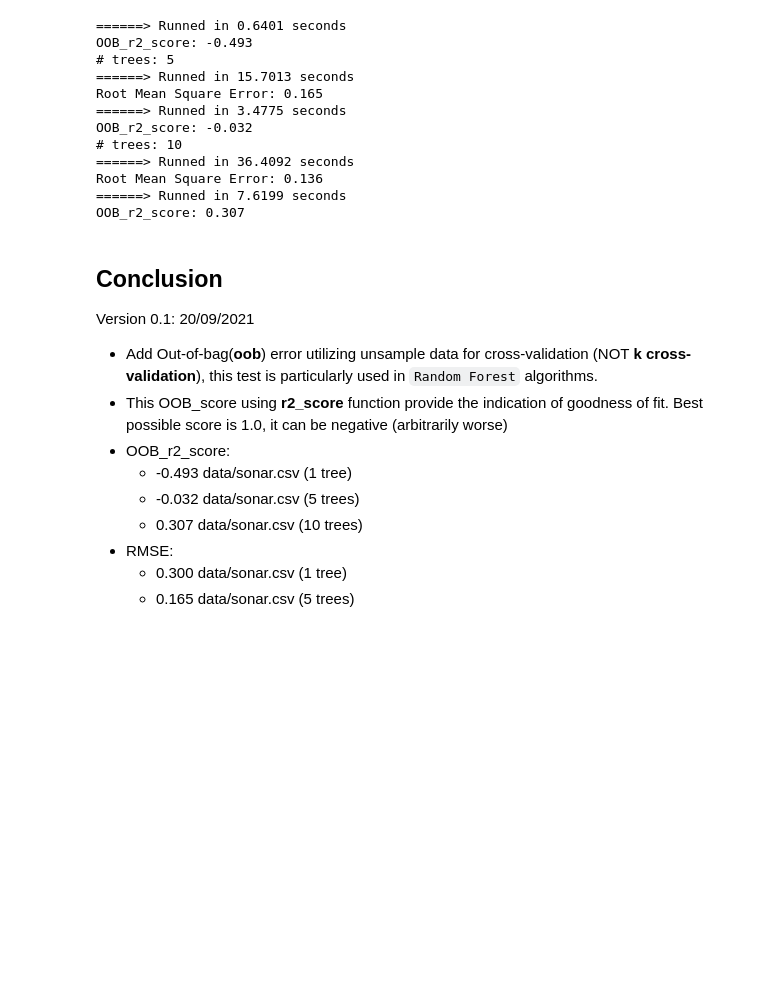
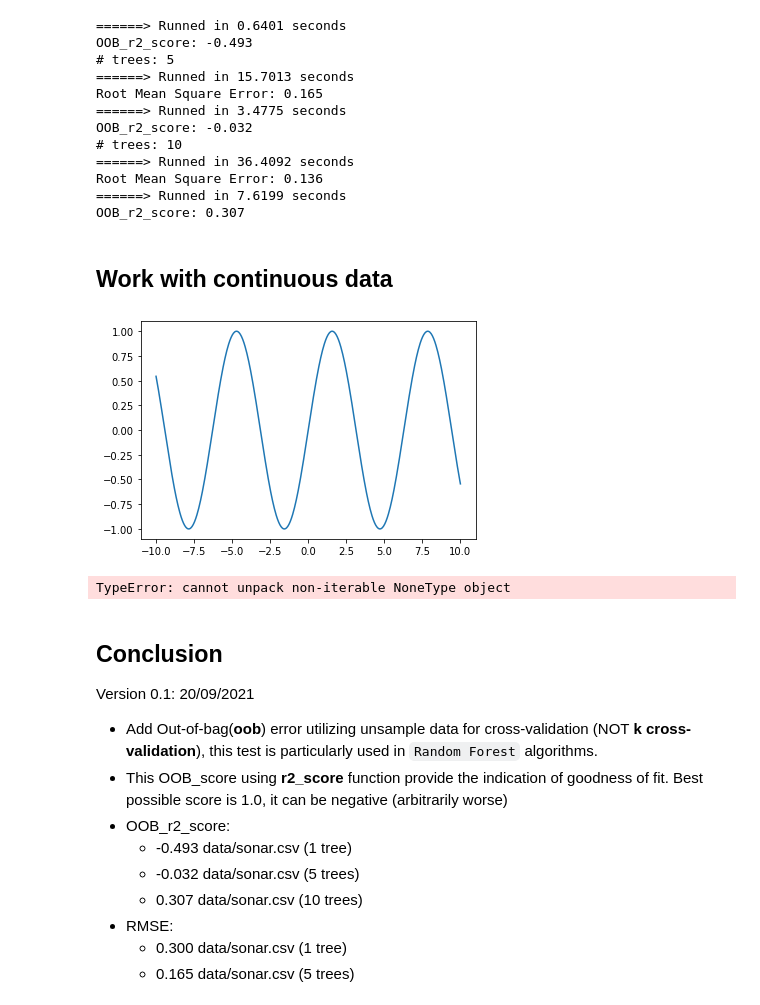
Before and after one commit to Pronton2001/ML_from_scratch.github.io, a Jupyter notebook: random_forest_regressor.ipynb, the cells around one changed output. Saved outputs shown, nothing was run; the diff lists cells and outputs as text; code cells hidden in the pictures; blank space fills up the shorter version.

```diff
--- a/random_forest_regressor.ipynb
+++ b/random_forest_regressor.ipynb
@@ -410,3 +410,5 @@ OOB_r2_score: -0.032
 Root Mean Square Error: 0.136
 ======> Runned in 7.6199 seconds
 OOB_r2_score: 0.307
+# %% [markdown]
+## Work with continuous data
@@ -413,3 +429,60 @@ OOB_r2_score: 0.307
+# %%
+def get_data():
+    x = np.linspace(-10,10,500)
+    y = np.sin(x)
+    return x, y
+
+X,y = get_data()
+
+plt.plot(X,y);
+# %% [output]
+[figure, added]
+# %%
+n_trees = 5
+n_folds = 5
+max_depth = 20  # maximum depth of tree
+min_size = 2  # minimum size of 1 group
+n_features = round(sqrt(len(dataset[0]) - 1))
+
+# Draw the predictions on the real data
+x_train, x_test, y_train, y_test = train_test_split_manual(X,y,test_size=0.3)
+sample_size = len(x_train)
+# predictions = decision_tree_regressor(list(zip(x_train, y_train)), \
+#                                       list(zip(x_test, y_test)), max_depth, min_size, criteria='mae')
+predictions = random_forest_regressor(list(zip(x_train, y_train)),list(zip(x_test, y_test)),
+                                      max_depth, min_size, n_features, n_trees, sample_size, criteria='mae')
+# def random_forest_regressor(train_set, test_set, max_depth, min_size, n_features, n_trees, sample_size, criteria):
+plt.scatter(x_test,predictions,c='r', marker='^')
+plt.plot(X,y);
+
+# # evaluate algorithm
+# scores = evaluate_algorithm(
+#     list(zip(X,y)), decision_tree_regressor, n_folds, max_depth, min_size, 'std')
+# print('Scores: %s' % scores)
+# print('Root Mean Square Error: %.3f' % (sum(scores)/float(len(scores))))
+
+
+# n_trees = [1, 5, 10]
+# n_features = round(sqrt(len(dataset[0]) - 1))
+# sample_size = len(dataset)
+# dataset = list(zip(X,y))
+# for n_tree in n_trees:
+#     print('# trees: %s' % n_tree)
+#     tic = time.perf_counter()
+#     scores = evaluate_algorithm(dataset, random_forest_regressor, n_folds, max_depth,
+#                                 min_size, n_features, n_tree, sample_size, 'std')
+#     toc = time.perf_counter()
+#     print(f"======> Runned in {toc - tic:0.4f} seconds")
+
+#     print('Root Mean Square Error: %.3f' % (sum(scores)/float(len(scores))))
+#     tic = time.perf_counter()
+#     oob_score = oob_classifier_r2_score(dataset, max_depth, min_size, n_features,
+#                                         n_tree, sample_size, 'std')
+#     toc = time.perf_counter()
+#     print(f"======> Runned in {toc - tic:0.4f} seconds")
+#     print('OOB_r2_score: %.3f' % oob_score)
+# %% [output]
+TypeError: cannot unpack non-iterable NoneType object
 # %% [markdown]
 ## Conclusion
 
```
Also changed, not shown: parts of 5 cells of this notebook, 2 other files.
